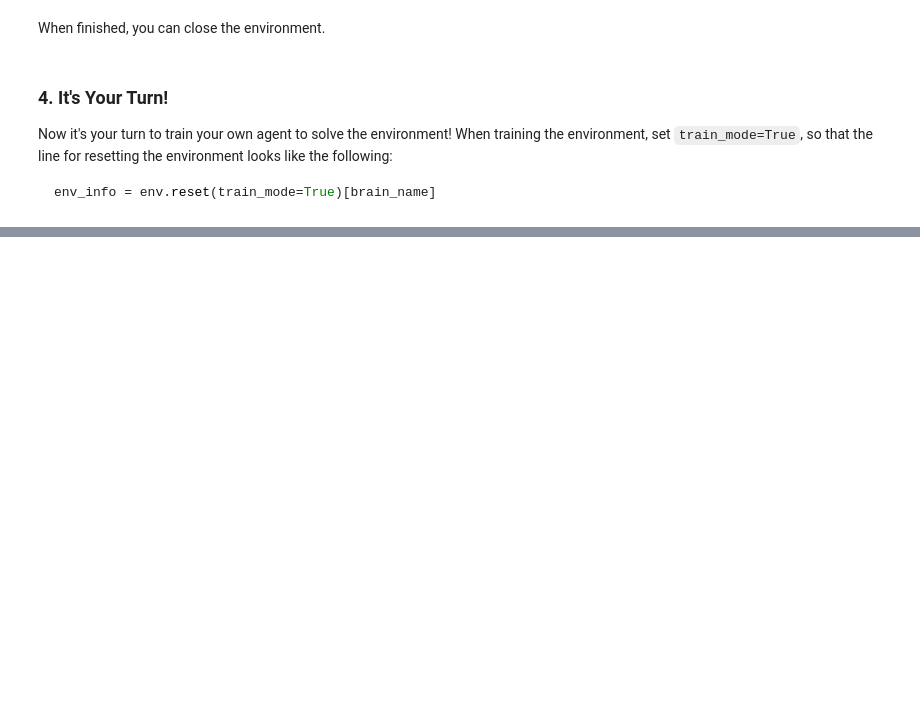
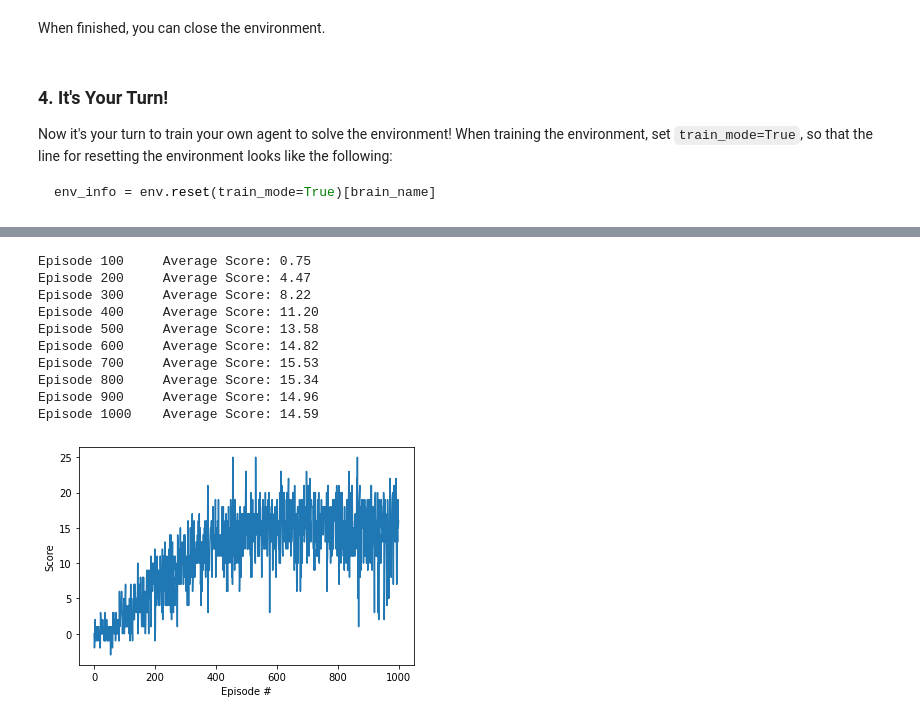
Before and after one commit to ahgit2021/deep-reinforcement-learning, a Jupyter notebook: p1_navigation/Navigation.ipynb, the cells around one changed output, grey strips where cells are left out. Cells and saved outputs as stored; diff of their text form; code cells hidden in the pictures; blank space fills up the shorter version.

```diff
--- a/p1_navigation/Navigation.ipynb
+++ b/p1_navigation/Navigation.ipynb
@@ -200,0 +172,24 @@ Episode 1000    Average Score: 15.74
+# %%
+# Test double DQN.
+agent = Agent(state_size, action_size, True, 0)
+scores = navigation(agent, 1000)
+
+# plot the scores
+fig = plt.figure()
+ax = fig.add_subplot(111)
+plt.plot(np.arange(len(scores)), scores)
+plt.ylabel('Score')
+plt.xlabel('Episode #')
+plt.show()
+# %% [output]
+Episode 100     Average Score: 0.75
+Episode 200     Average Score: 4.47
+Episode 300     Average Score: 8.22
+Episode 400     Average Score: 11.20
+Episode 500     Average Score: 13.58
+Episode 600     Average Score: 14.82
+Episode 700     Average Score: 15.53
+Episode 800     Average Score: 15.34
+Episode 900     Average Score: 14.96
+Episode 1000    Average Score: 14.59
+[figure, added]
```
Also changed, not shown: parts of 8 cells of this notebook.
